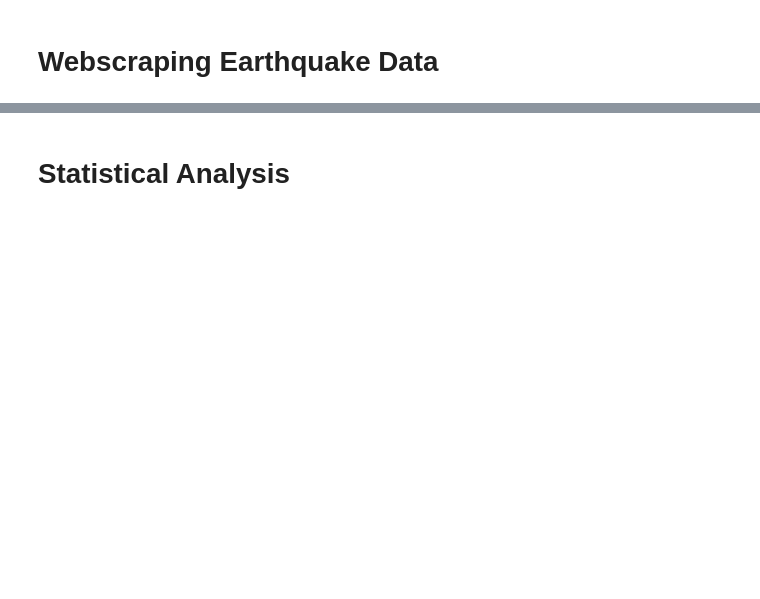
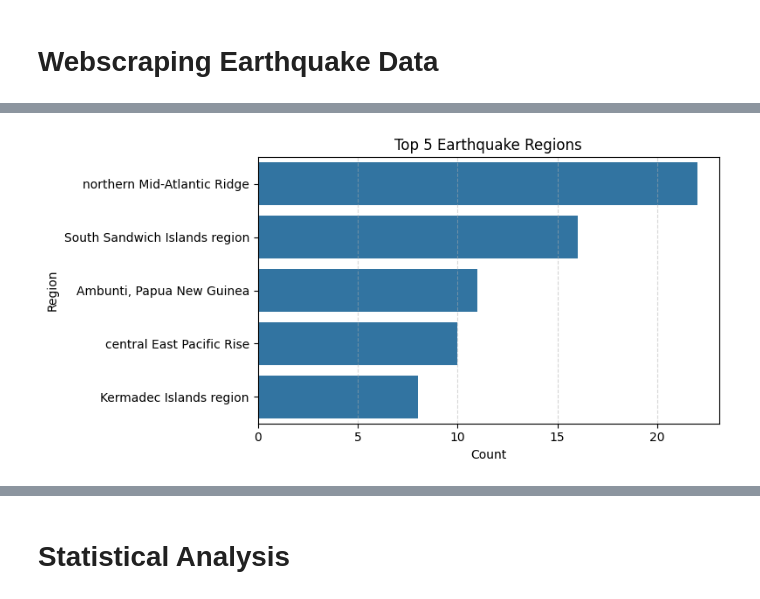
Before and after one commit to Kyruu17/Project-Poseidon, a Jupyter notebook: seismic-insight/notebooks/Seismic-Insight.ipynb, the cells around one changed output, grey strips where cells are left out. Drawn from its saved outputs; the diff is of its cells as text; code cells hidden in the pictures; blank space fills up the shorter version.

```diff
--- a/seismic-insight/notebooks/Seismic-Insight.ipynb
+++ b/seismic-insight/notebooks/Seismic-Insight.ipynb
@@ -182,12 +184,29 @@ def plot_magnitude_histogram(df):
 # %%
+%matplotlib inline
+import matplotlib.pyplot as plt
 import seaborn as sns
 
 def plot_top_regions(df):
+    # Safety check: Ensure 'region' column exists and is non-empty
+    if "region" not in df.columns or df["region"].dropna().empty:
+        print("No data in 'region' column.")
+        return
+
+    # Get top 5 regions
     top_regions = df["region"].value_counts().head(5)
+
+    # Plot
     plt.figure(figsize=(8, 4))
     sns.barplot(x=top_regions.values, y=top_regions.index)
     plt.title("Top 5 Earthquake Regions")
     plt.xlabel("Count")
     plt.ylabel("Region")
+    plt.grid(True, axis='x', linestyle='--', alpha=0.5)
+    plt.tight_layout()
     plt.show()
+
+# 🔁 Call the function (ensure df is loaded and has 'region' column)
+plot_top_regions(df)
+# %% [output]
+[figure, added]
 # %%
```
Also changed, not shown: parts of 14 cells of this notebook, 4 other files.
